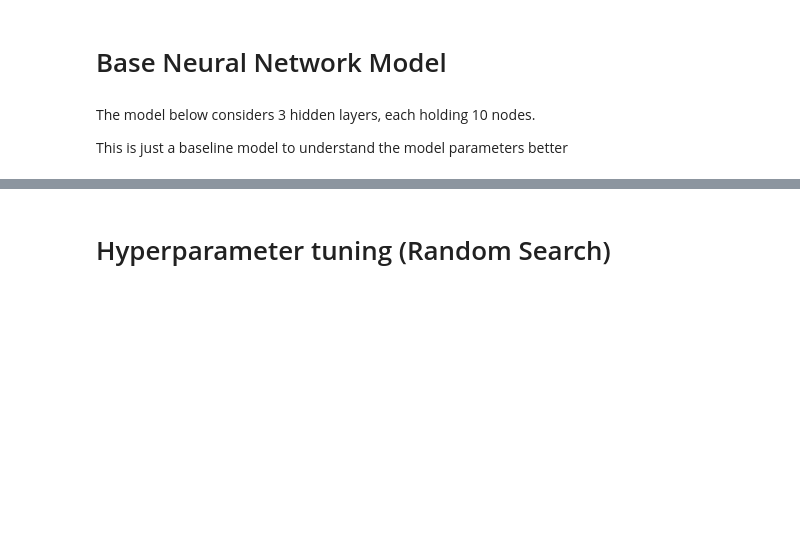
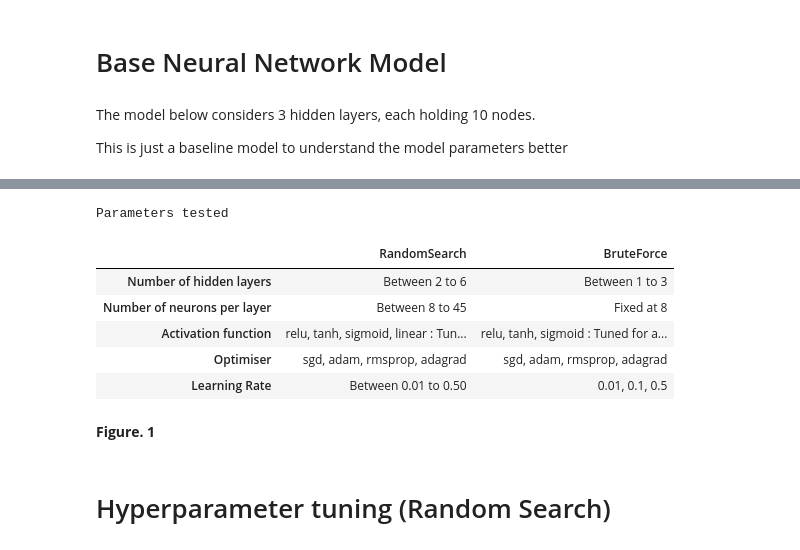
Before and after one commit to calebang/DSA312, a Jupyter notebook: Project_Part2/Neural_Network.ipynb, the cells around one changed output, grey strips where cells are left out. Cells and saved outputs as stored; diff of their text form; code cells hidden in the pictures; blank space fills up the shorter version.

```diff
--- a/Project_Part2/Neural_Network.ipynb
+++ b/Project_Part2/Neural_Network.ipynb
@@ -104,6 +104,57 @@ print(f"F1-score: {f1:.4f}")
 Precision: 0.8863
 Recall: 0.9853
 F1-score: 0.9332
+# %%
+# Table of parameters considered for Brute Force and Random Search
+import pandas as pd
+# Increase display width and height
+pd.set_option('display.max_colwidth', None)  # Ensures full display of column content
+pd.set_option('display.max_rows', None)  # Ensures all rows are displayed
+
+print("Parameters tested")
+# Define the data structure for DataFrame
+data = {
+    "RandomSearch": [
+        "Between 2 to 6",  # Number of hidden layers
+        "Between 8 to 45",  # Number of neurons per layer
+        "relu, tanh, sigmoid, linear : Tuned for each layer",  # Activation function
+        "sgd, adam, rmsprop, adagrad",  # Optimizer
+        "Between 0.01 to 0.50"  # Learning Rate (rounded)
+    ],
+    "BruteForce": [
+        "Between 1 to 3",  # Number of hidden layers
+        "Fixed at 8",  # Number of neurons per layer
+        "relu, tanh, sigmoid : Tuned for all layers",  # Activation function
+        "sgd, adam, rmsprop, adagrad",  # Optimizer
+        "0.01, 0.1, 0.5"  # Learning Rate (rounded)
+    ]
+}
+
+# Define row index
+index_names = [
+    "Number of hidden layers",
+    "Number of neurons per layer",
+    "Activation function",
+    "Optimiser",
+    "Learning Rate"
+]
+
+# Create DataFrame
+comparison_df = pd.DataFrame(data, index=index_names)
+
+# Display the DataFrame
+comparison_df
+# Displaying a figure reference
+display(HTML("<p style='text-align: left; font-weight: bold;'>Figure. 1</p>"))
+# %% [output]
+Parameters tested
+|  | RandomSearch | BruteForce |
+| Number of hidden layers | Between 2 to 6 | Between 1 to 3 |
+| Number of neurons per layer | Between 8 to 45 | Fixed at 8 |
+| Activation function | relu, tanh, sigmoid, linear : Tun... | relu, tanh, sigmoid : Tuned for a... |
+| Optimiser | sgd, adam, rmsprop, adagrad | sgd, adam, rmsprop, adagrad |
+| Learning Rate | Between 0.01 to 0.50 | 0.01, 0.1, 0.5 |
+Figure. 1
 # %% [markdown]
 # Hyperparameter tuning (Random Search)
 # %%
```
Also changed, not shown: parts of 6 cells of this notebook, 2 other files.
